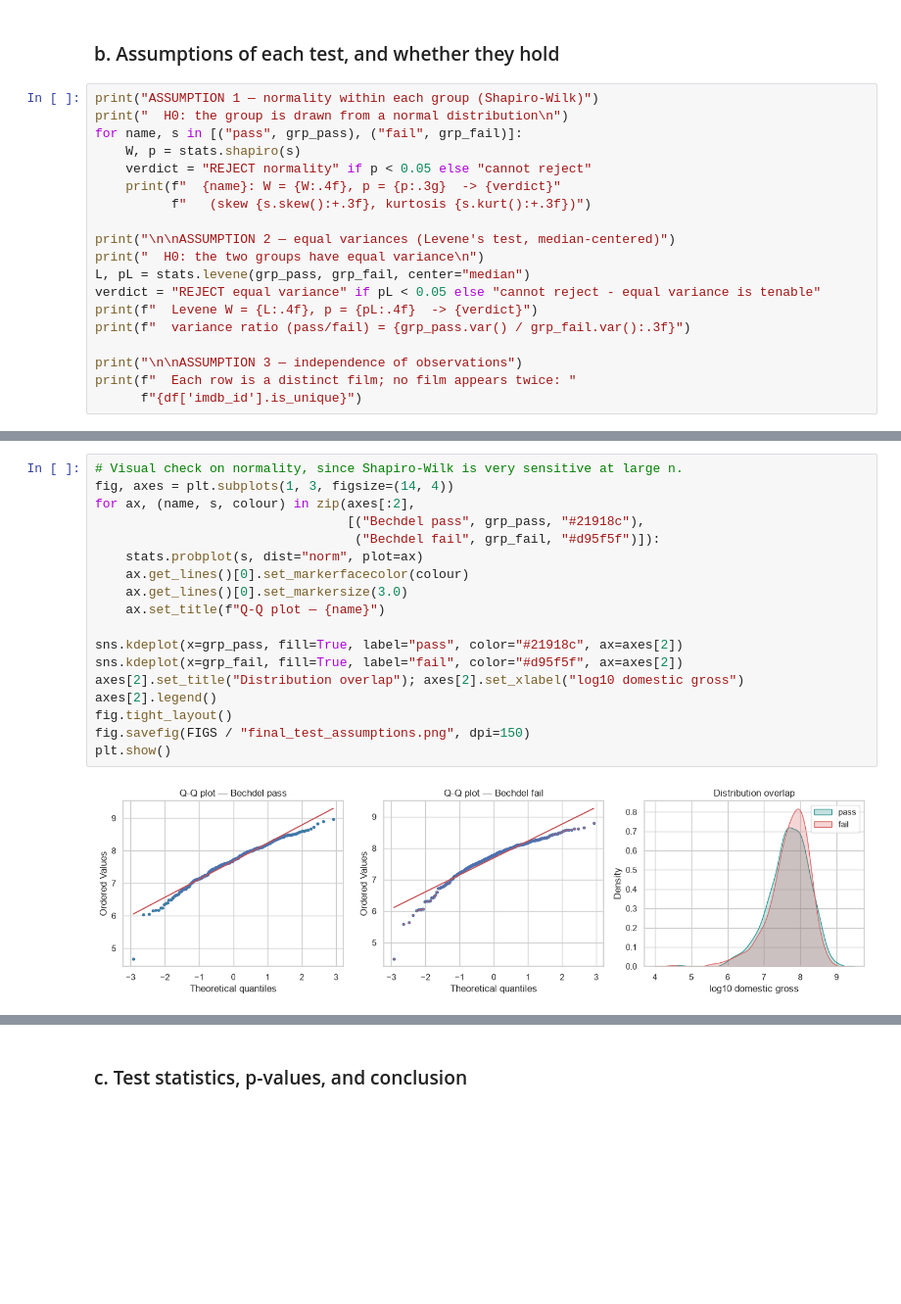
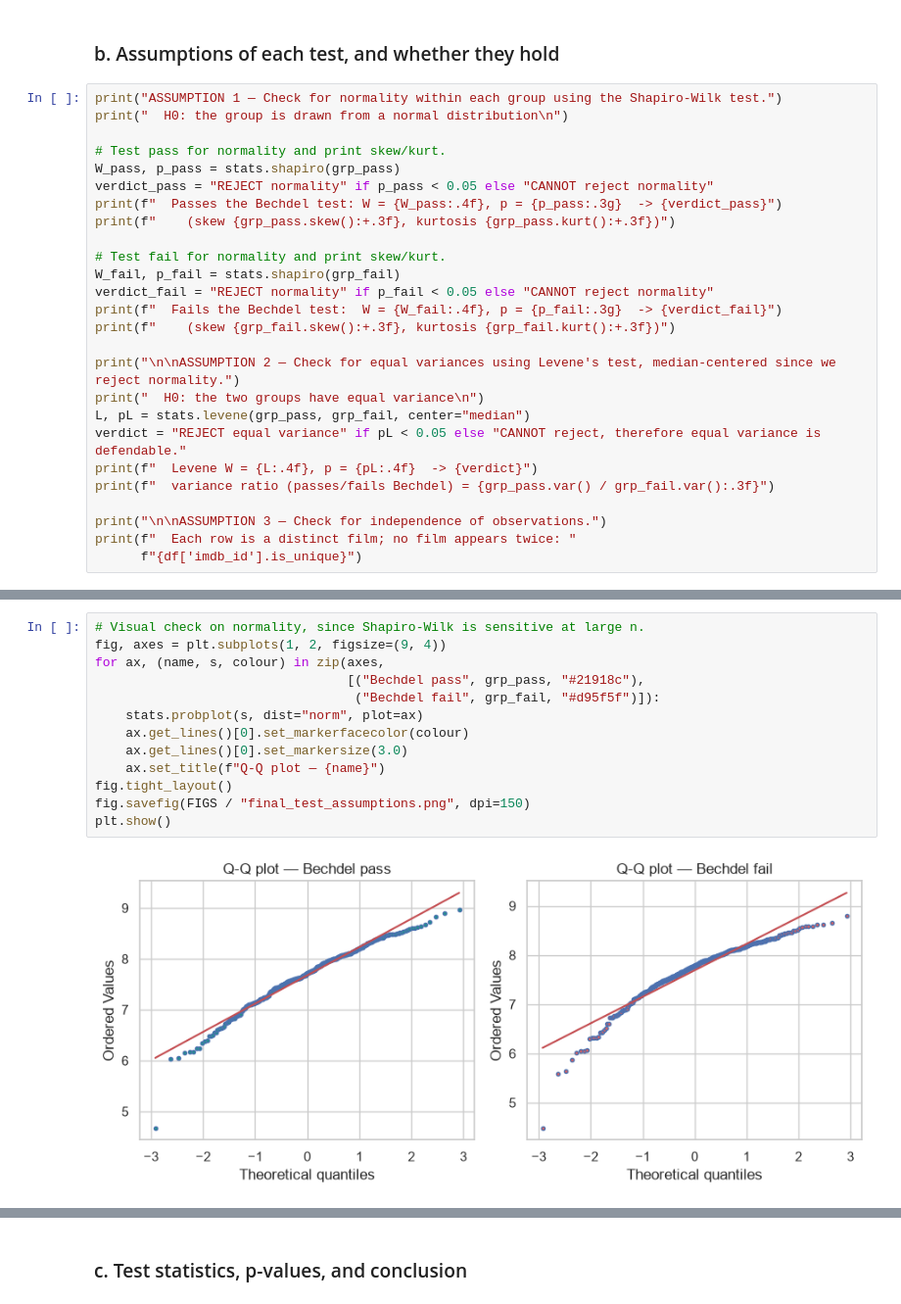
Before and after one commit to mckeeander/mckeeander.github.io, a Jupyter notebook: projects/bechdel/notebooks/DSC_530_FinalProject_McKee.ipynb, the cells around one changed output, grey strips where cells are left out. Shown at 98% size. Drawn from its saved outputs; the diff is of its cells as text; blank space fills up the shorter version.

```diff
--- a/projects/bechdel/notebooks/DSC_530_FinalProject_McKee.ipynb
+++ b/projects/bechdel/notebooks/DSC_530_FinalProject_McKee.ipynb
@@ -811,22 +756,29 @@ Bechdel fail  403  7.6904  0.5584  7.7844
 # %% [markdown]
 ### b. Assumptions of each test, and whether they hold
 # %%
-print("ASSUMPTION 1 — normality within each group (Shapiro-Wilk)")
+print("ASSUMPTION 1 — Check for normality within each group using the Shapiro-Wilk test.")
 print("  H0: the group is drawn from a normal distribution\n")
-for name, s in [("pass", grp_pass), ("fail", grp_fail)]:
-    W, p = stats.shapiro(s)
-    verdict = "REJECT normality" if p < 0.05 else "cannot reject"
-    print(f"  {name}: W = {W:.4f}, p = {p:.3g}  -> {verdict}"
-          f"   (skew {s.skew():+.3f}, kurtosis {s.kurt():+.3f})")
 
-print("\n\nASSUMPTION 2 — equal variances (Levene's test, median-centered)")
+# Test pass for normality and print skew/kurt.
+W_pass, p_pass = stats.shapiro(grp_pass)
+verdict_pass = "REJECT normality" if p_pass < 0.05 else "CANNOT reject normality"
+print(f"  Passes the Bechdel test: W = {W_pass:.4f}, p = {p_pass:.3g}  -> {verdict_pass}")
+print(f"    (skew {grp_pass.skew():+.3f}, kurtosis {grp_pass.kurt():+.3f})")
+
+# Test fail for normality and print skew/kurt.
+W_fail, p_fail = stats.shapiro(grp_fail)
+verdict_fail = "REJECT normality" if p_fail < 0.05 else "CANNOT reject normality"
+print(f"  Fails the Bechdel test:  W = {W_fail:.4f}, p = {p_fail:.3g}  -> {verdict_fail}")
+print(f"    (skew {grp_fail.skew():+.3f}, kurtosis {grp_fail.kurt():+.3f})")
+
+print("\n\nASSUMPTION 2 — Check for equal variances using Levene's test, median-centered since we reject normality.")
 print("  H0: the two groups have equal variance\n")
 L, pL = stats.levene(grp_pass, grp_fail, center="median")
-verdict = "REJECT equal variance" if pL < 0.05 else "cannot reject - equal variance is tenable"
+verdict = "REJECT equal variance" if pL < 0.05 else "CANNOT reject, therefore equal variance is defendable."
 print(f"  Levene W = {L:.4f}, p = {pL:.4f}  -> {verdict}")
-print(f"  variance ratio (pass/fail) = {grp_pass.var() / grp_fail.var():.3f}")
+print(f"  variance ratio (passes/fails Bechdel) = {grp_pass.var() / grp_fail.var():.3f}")
 
-print("\n\nASSUMPTION 3 — independence of observations")
+print("\n\nASSUMPTION 3 — Check for independence of observations.")
 print(f"  Each row is a distinct film; no film appears twice: "
       f"{df['imdb_id'].is_unique}")
 # %% [output]
@@ -848,22 +802,17 @@ ASSUMPTION 3 — independence of observations
   Each row is a distinct film; no film appears twice: True
 # %%
-# Visual check on normality, since Shapiro-Wilk is very sensitive at large n.
-fig, axes = plt.subplots(1, 3, figsize=(14, 4))
-for ax, (name, s, colour) in zip(axes[:2],
+# Visual check on normality, since Shapiro-Wilk is sensitive at large n.
+fig, axes = plt.subplots(1, 2, figsize=(9, 4))
+for ax, (name, s, colour) in zip(axes,
                                  [("Bechdel pass", grp_pass, "#21918c"),
                                   ("Bechdel fail", grp_fail, "#d95f5f")]):
     stats.probplot(s, dist="norm", plot=ax)
     ax.get_lines()[0].set_markerfacecolor(colour)
     ax.get_lines()[0].set_markersize(3.0)
     ax.set_title(f"Q-Q plot — {name}")
-
-sns.kdeplot(x=grp_pass, fill=True, label="pass", color="#21918c", ax=axes[2])
-sns.kdeplot(x=grp_fail, fill=True, label="fail", color="#d95f5f", ax=axes[2])
-axes[2].set_title("Distribution overlap"); axes[2].set_xlabel("log10 domestic gross")
-axes[2].legend()
 fig.tight_layout()
 fig.savefig(FIGS / "final_test_assumptions.png", dpi=150)
 plt.show()
 # %% [output]
-[figure, old version]
+[figure, new version]
 # %% [markdown]
```
Also changed, not shown: parts of 81 cells of this notebook, 6 other files.
